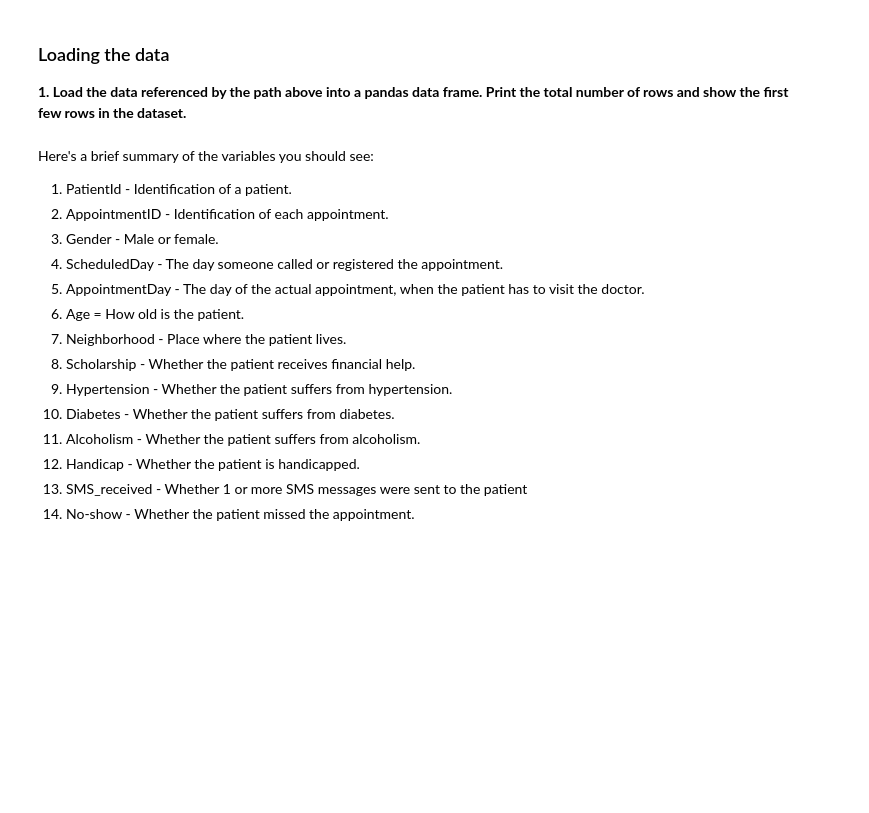
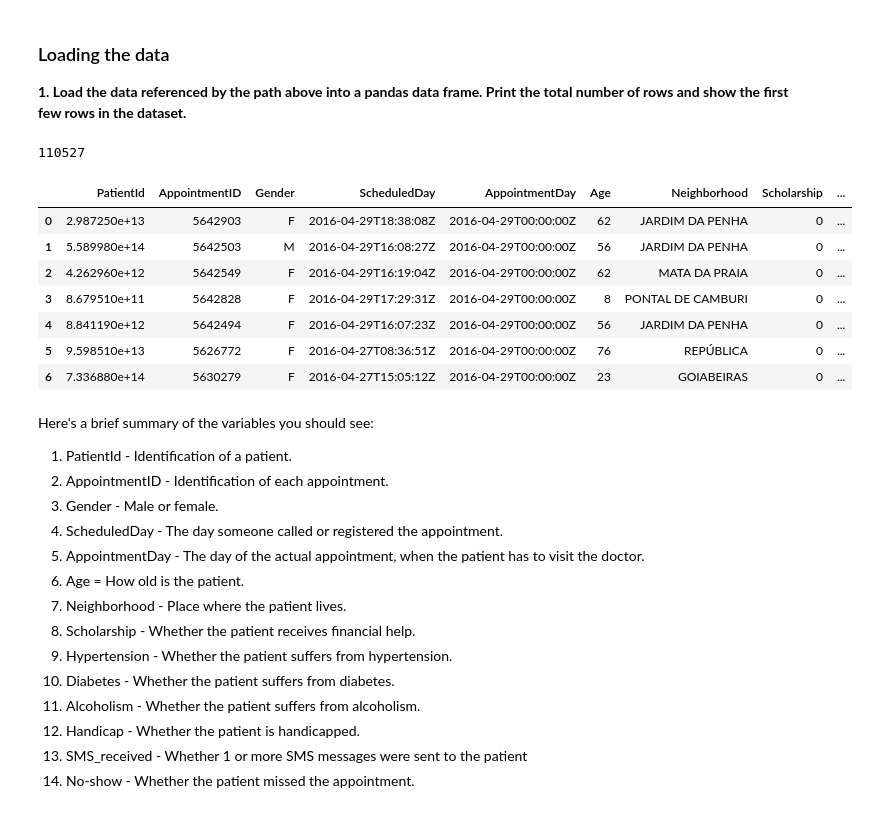
Before and after one commit to HanquanL/DS-Tech-2026spring, a Jupyter notebook: Homeworks/HW_2.ipynb, the cells around one changed output. Drawn from its saved outputs; the diff is of its cells as text; code cells hidden in the pictures; blank space fills up the shorter version.

```diff
--- a/Homeworks/HW_2.ipynb
+++ b/Homeworks/HW_2.ipynb
@@ -33,6 +38,19 @@ data_path = "./data/data-hw2.csv"
 **1. Load the data referenced by the path above into a pandas data frame. Print the total number of rows and show the first few rows in the dataset.**
 # %%
 # Put your answer here
+df = pd.read_csv(data_path)
+print(df.shape[0])
+df.head(7)
+# %% [output]
+110527
+|  | PatientId | AppointmentID | Gender | ScheduledDay | AppointmentDay | Age | Neighborhood | Scholarship | ... |
+| 0 | 2.987250e+13 | 5642903 | F | 2016-04-29T18:38:08Z | 2016-04-29T00:00:00Z | 62 | JARDIM DA PENHA | 0 | ... |
+| 1 | 5.589980e+14 | 5642503 | M | 2016-04-29T16:08:27Z | 2016-04-29T00:00:00Z | 56 | JARDIM DA PENHA | 0 | ... |
+| 2 | 4.262960e+12 | 5642549 | F | 2016-04-29T16:19:04Z | 2016-04-29T00:00:00Z | 62 | MATA DA PRAIA | 0 | ... |
+| 3 | 8.679510e+11 | 5642828 | F | 2016-04-29T17:29:31Z | 2016-04-29T00:00:00Z | 8 | PONTAL DE CAMBURI | 0 | ... |
+| 4 | 8.841190e+12 | 5642494 | F | 2016-04-29T16:07:23Z | 2016-04-29T00:00:00Z | 56 | JARDIM DA PENHA | 0 | ... |
+| 5 | 9.598510e+13 | 5626772 | F | 2016-04-27T08:36:51Z | 2016-04-29T00:00:00Z | 76 | REPÚBLICA | 0 | ... |
+| 6 | 7.336880e+14 | 5630279 | F | 2016-04-27T15:05:12Z | 2016-04-29T00:00:00Z | 23 | GOIABEIRAS | 0 | ... |
 # %% [markdown]
 Here's a brief summary of the variables you should see:
 
```
Also changed, not shown: parts of 28 cells of this notebook, 2 other files.
